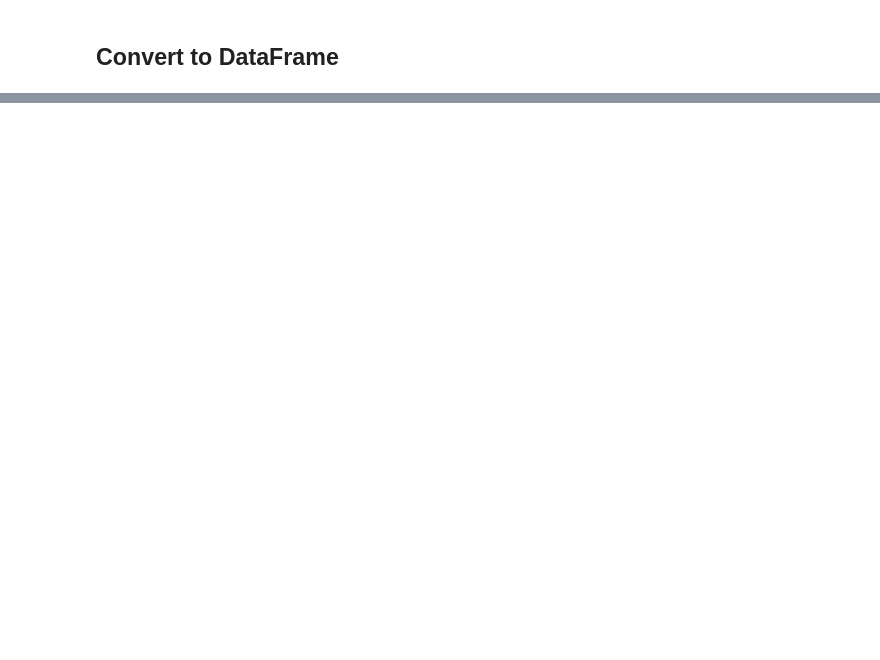
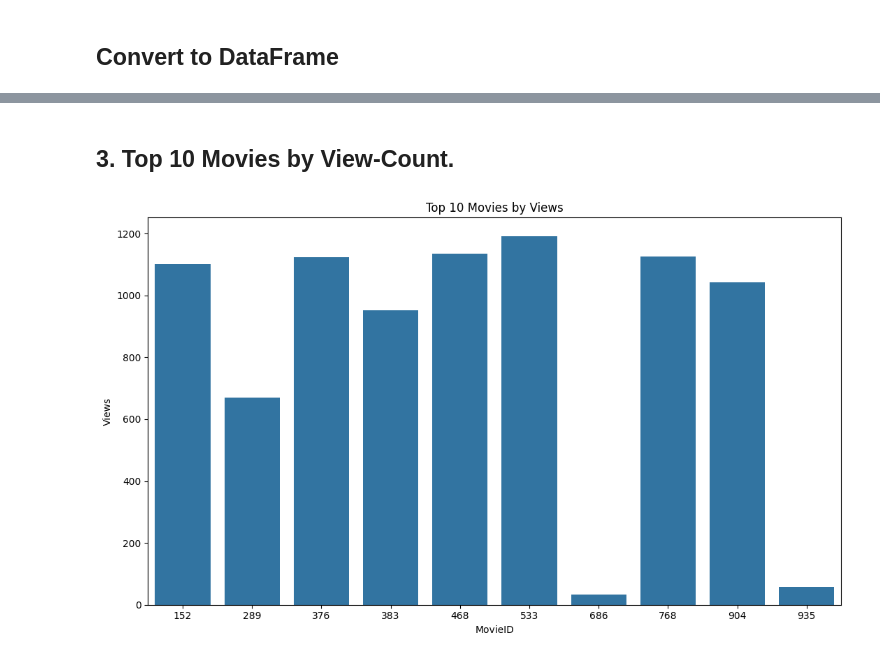
Before and after one commit to rachit-bhatt/Social-Media-Analytics---Lab, a Jupyter notebook: 2024-09-13 - Lab 2/Lab 2 - YouTube Trailer Comment Analysis.ipynb, the cells around one changed output, grey strips where cells are left out. Cells and saved outputs as stored; diff of their text form; code cells hidden in the pictures; blank space fills up the shorter version.

```diff
--- a/2024-09-13 - Lab 2/Lab 2 - YouTube Trailer Comment Analysis.ipynb
+++ b/2024-09-13 - Lab 2/Lab 2 - YouTube Trailer Comment Analysis.ipynb
@@ -109,0 +96,14 @@ df
+# %% [markdown]
+## 3. Top 10 Movies by View-Count.
+# %%
+set_figure()
+
+sns.barplot(x = 'MovieID',
+            y = 'Views',
+            data = df[['MovieID', 'Views']].dropna().sort_values(by = 'Views', ascending = True).head(10))
+
+chart_decoration(title = 'Top 10 Movies by Views',
+                 xlabel = 'MovieID',
+                 ylabel = 'Views')
+# %% [output]
+[figure, added]
```
Also changed, not shown: parts of 32 cells of this notebook.
